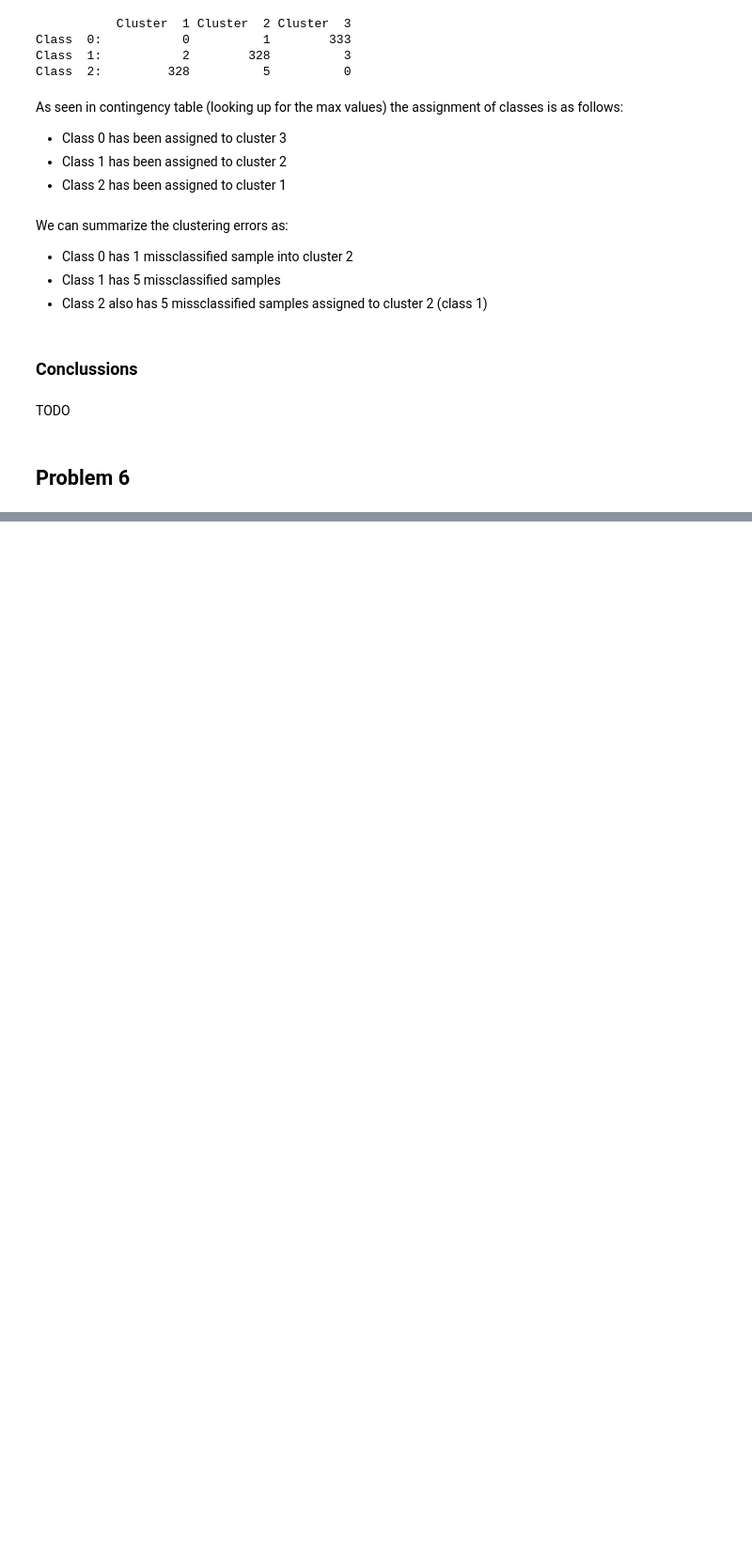
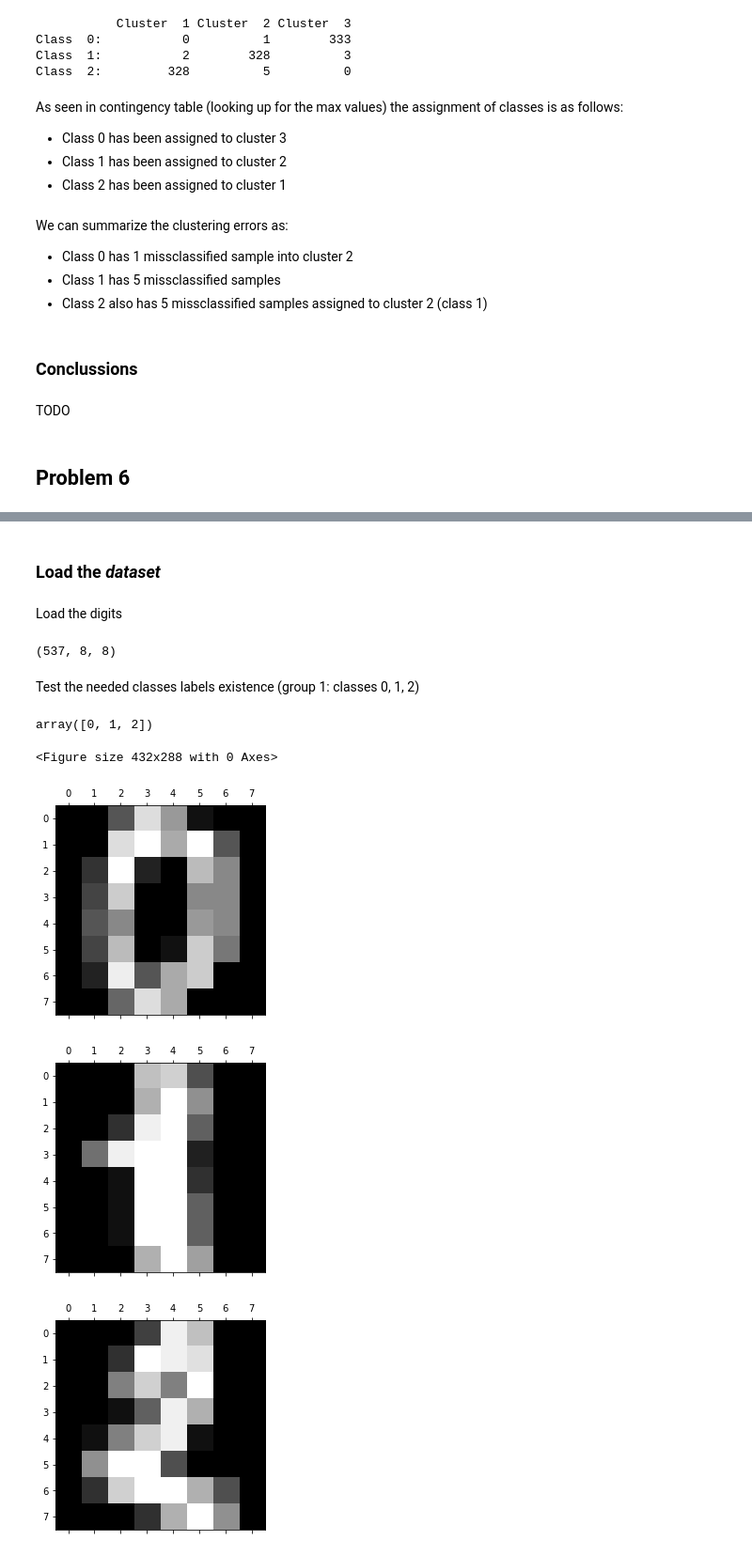
Before and after one commit to llublad/MUSI-AA, a Jupyter notebook: musi-aa-modulo2/handout_4/BERNAT_LADARIA_LLUIS_Handout_4.ipynb, the cells around one changed output, grey strips where cells are left out. Shown: that part at 94% size. Saved outputs shown, nothing was run; the diff lists cells and outputs as text; code cells hidden in the pictures; blank space fills up the shorter version.

```diff
--- a/musi-aa-modulo2/handout_4/BERNAT_LADARIA_LLUIS_Handout_4.ipynb
+++ b/musi-aa-modulo2/handout_4/BERNAT_LADARIA_LLUIS_Handout_4.ipynb
@@ -331,0 +341,25 @@ TODO
+# %% [markdown]
+### Load the *dataset*
+# %% [markdown]
+Load the digits
+# %%
+digits = load_digits(n_class=3)  # only class 0, 1 and 2 needed
+print(digits.images.shape)
+# %% [output]
+(537, 8, 8)
+# %% [markdown]
+Test the needed classes labels existence (group 1: classes 0, 1, 2)
+# %%
+digits_y_classes = np.unique(digits.target)
+digits_y_classes
+# %% [output]
+array([0, 1, 2])
+# %%
+plt.gray()
+for i in range(3): plt.matshow(digits.images[i])
+plt.show()
+# %% [output]
+<Figure size 432x288 with 0 Axes>
+[figure, added]
+[figure, added]
+[figure, added]
```
Also changed, not shown: parts of 58 cells of this notebook.
